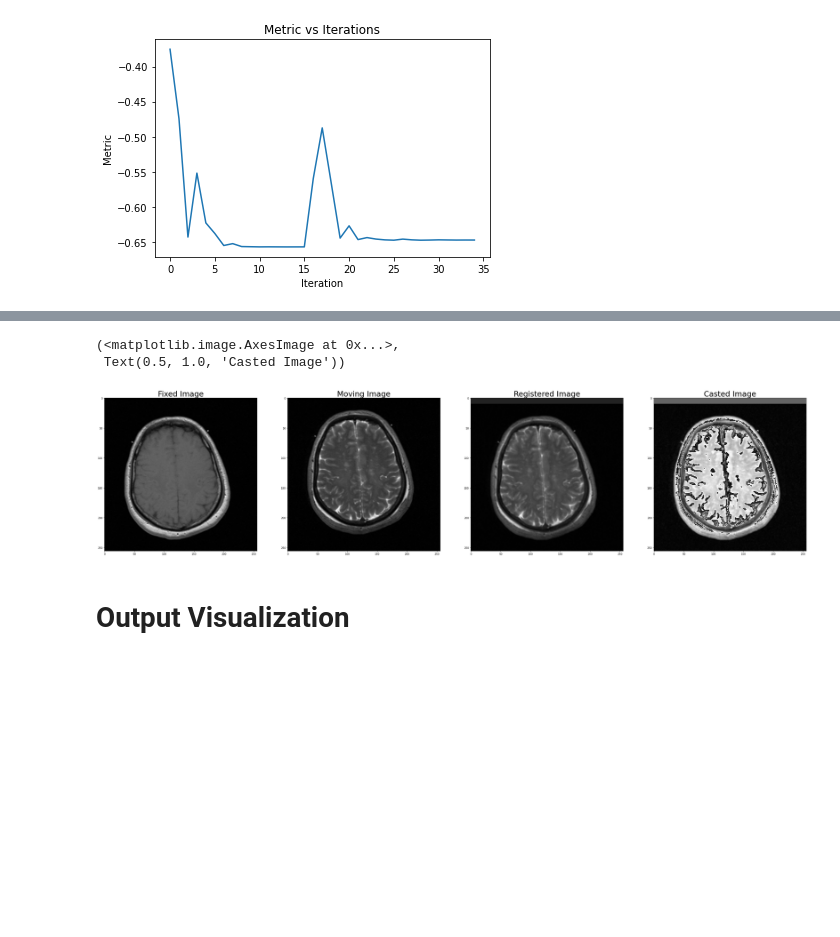
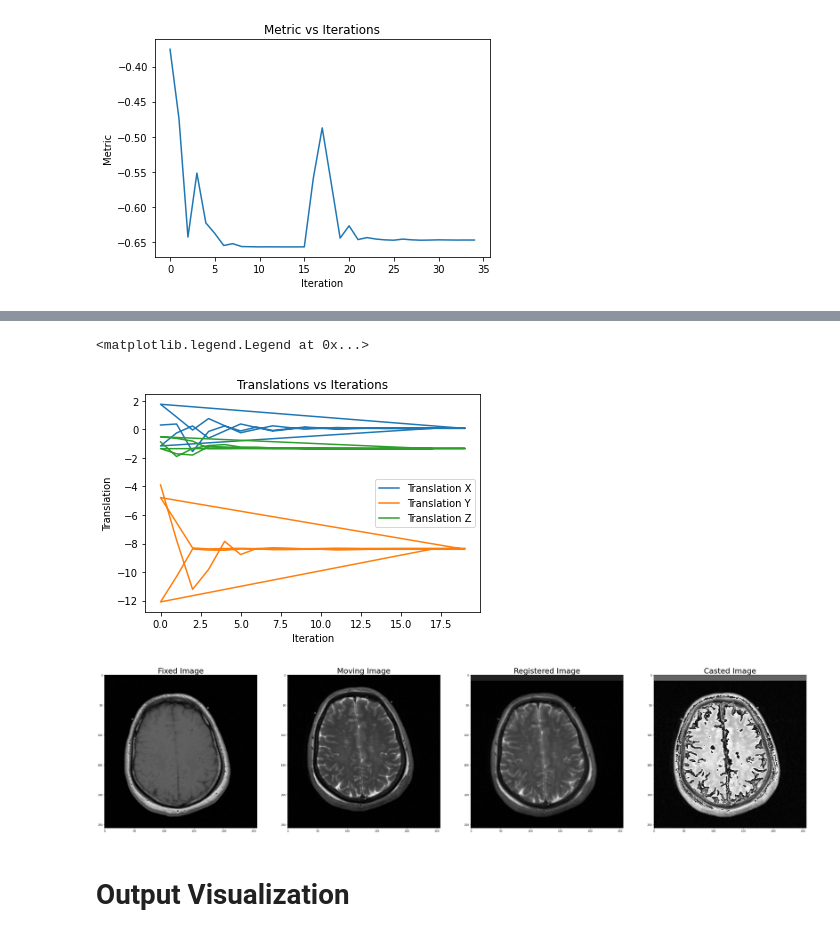
Before and after one commit to Vinith-Kugathasan/Image-Registration-with-ITK, a Jupyter notebook: ITK_Registration.ipynb, the cells around one changed output, grey strips where cells are left out. Saved outputs shown, nothing was run; the diff lists cells and outputs as text; code cells hidden in the pictures; blank space fills up the shorter version.

```diff
--- a/ITK_Registration.ipynb
+++ b/ITK_Registration.ipynb
@@ -225,3 +245,14 @@ plt.legend(["Translation X", "Translation Y", "Translation Z"])
+# %%
+plt.plot(np.array(params)[:,0], np.array(params)[:,2])
+plt.plot(np.array(params)[:,0], np.array(params)[:,3])
+plt.plot(np.array(params)[:,0], np.array(params)[:,4])
+plt.title("Translations vs Iterations")
+plt.xlabel("Iteration")
+plt.ylabel("Translation")
+plt.legend(["Translation X", "Translation Y", "Translation Z"])
+# %% [output]
+<matplotlib.legend.Legend at 0x...>
+[figure, added]
 # %%
 CompositeTransformType = itk.CompositeTransform[itk.D, Dimension]
 outputCompositeTransform = CompositeTransformType.New()
@@ -252,9 +283,8 @@ ax[0].imshow(fixed_3d[slice], cmap='gray'), ax[0].set_title('Fixed Image', fonts
 ax[1].imshow(moving_3d[slice], cmap='gray'), ax[1].set_title('Moving Image', fontsize = 30)
 ax[2].imshow(out_3d[slice], cmap='gray'), ax[2].set_title('Registered Image', fontsize = 30)
 ax[3].imshow(caster_3d[slice], cmap='gray'), ax[3].set_title('Casted Image', fontsize = 30)
+out_3d.shape
 # %% [output]
-(<matplotlib.image.AxesImage at 0x...>,
- Text(0.5, 1.0, 'Casted Image'))
 [figure]
 # %%
 difference = itk.SubtractImageFilter.New(Input1=fixedImage, Input2=resampler)
```
Also changed, not shown: parts of 8 cells of this notebook.
